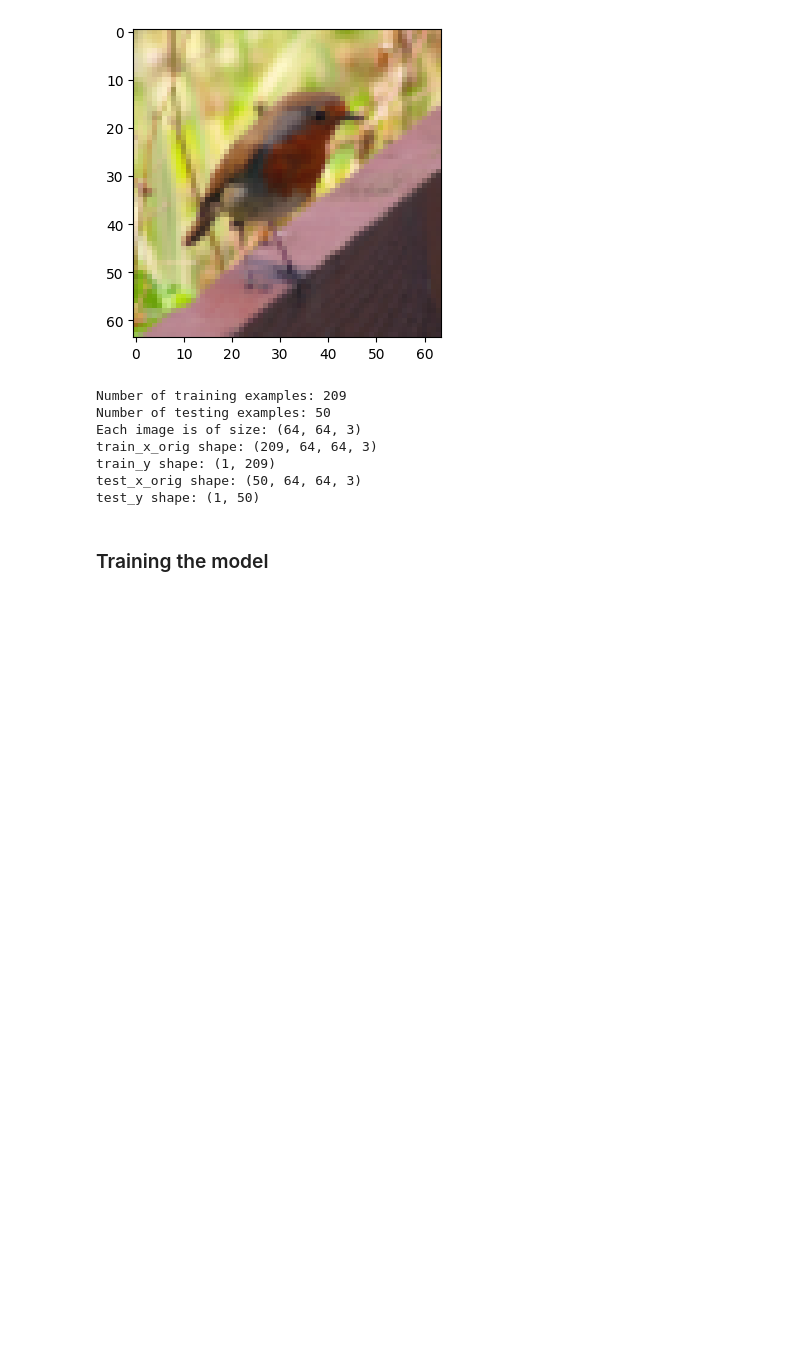
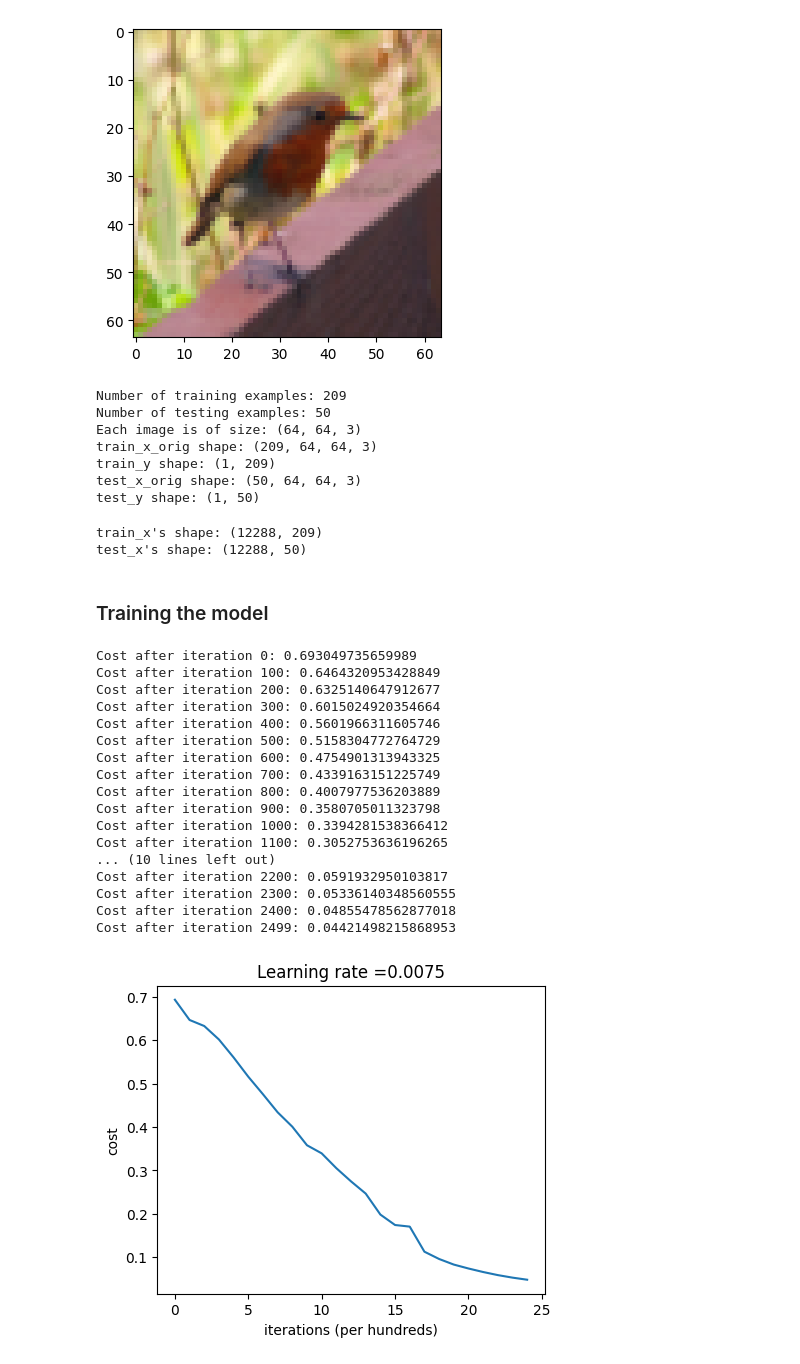
Before and after one commit to isthismanas/NeuralNet_Classifier, a Jupyter notebook: dnn_classifier.ipynb, the cells around one changed output. Drawn from its saved outputs; the diff is of its cells as text; code cells hidden in the pictures; blank space fills up the shorter version.

Commit message:
Trained the model

```diff
--- a/dnn_classifier.ipynb
+++ b/dnn_classifier.ipynb
@@ -49,6 +52,27 @@ train_x_orig shape: (209, 64, 64, 3)
 train_y shape: (1, 209)
 test_x_orig shape: (50, 64, 64, 3)
 test_y shape: (1, 50)
+# %%
+# Reshape the training and test examples
+train_x_flatten = train_x_orig.reshape(train_x_orig.shape[0], -1).T   # The "-1" makes reshape flatten the remaining dimensions
+test_x_flatten = test_x_orig.reshape(test_x_orig.shape[0], -1).T
+
+# Standardize data to have feature values between 0 and 1.
+train_x = train_x_flatten/255.
+test_x = test_x_flatten/255.
+
+print ("train_x's shape: " + str(train_x.shape))
+print ("test_x's shape: " + str(test_x.shape))
+# %% [output]
+train_x's shape: (12288, 209)
+test_x's shape: (12288, 50)
+# %%
+### CONSTANTS DEFINING THE MODEL ####
+n_x = 12288     # num_px * num_px * 3
+n_h = 7
+n_y = 1
+layers_dims = (n_x, n_h, n_y)
+learning_rate = 0.0075
 # %%
 def two_layer_model(X, Y, layers_dims, learning_rate = 0.0075, num_iterations = 3000, print_cost=False):
 
@@ -108,3 +132,25 @@ def plot_costs(costs, learning_rate=0.0075):
     plt.show()
 # %% [markdown]
 ### Training the model
+# %%
+parameters, costs = two_layer_model(train_x, train_y, layers_dims = (n_x, n_h, n_y), num_iterations = 2500, print_cost=True)
+plot_costs(costs, learning_rate)
+# %% [output]
+Cost after iteration 0: 0.693049735659989
+Cost after iteration 100: 0.6464320953428849
+Cost after iteration 200: 0.6325140647912677
+Cost after iteration 300: 0.6015024920354664
+Cost after iteration 400: 0.5601966311605746
+Cost after iteration 500: 0.5158304772764729
+Cost after iteration 600: 0.4754901313943325
+Cost after iteration 700: 0.4339163151225749
+Cost after iteration 800: 0.4007977536203889
+Cost after iteration 900: 0.3580705011323798
+Cost after iteration 1000: 0.3394281538366412
+Cost after iteration 1100: 0.3052753636196265
+... (10 lines left out)
+Cost after iteration 2200: 0.0591932950103817
+Cost after iteration 2300: 0.05336140348560555
+Cost after iteration 2400: 0.04855478562877018
+Cost after iteration 2499: 0.04421498215868953
+[figure, added]
```
Also changed, not shown: parts of 1 cell of this notebook.
